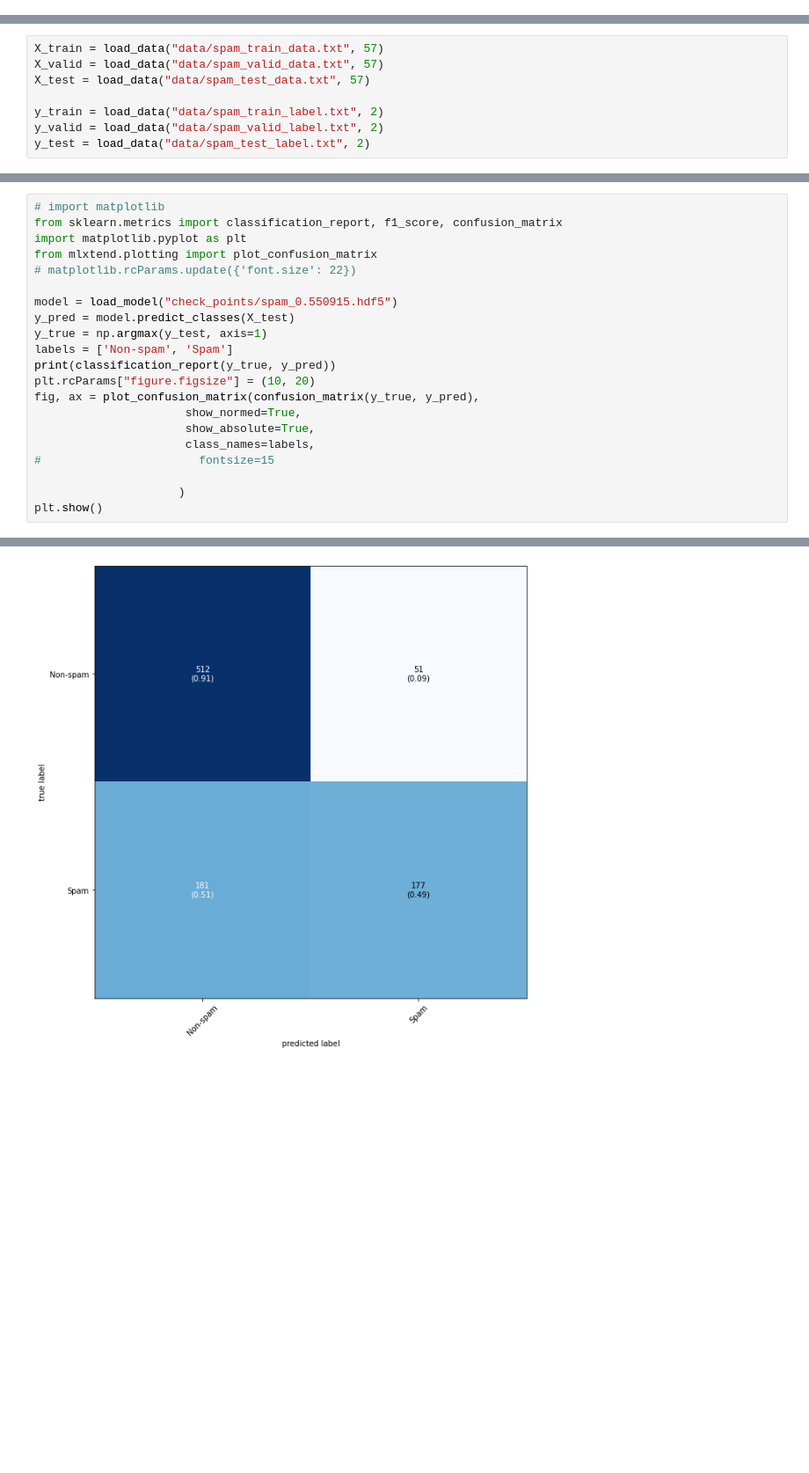
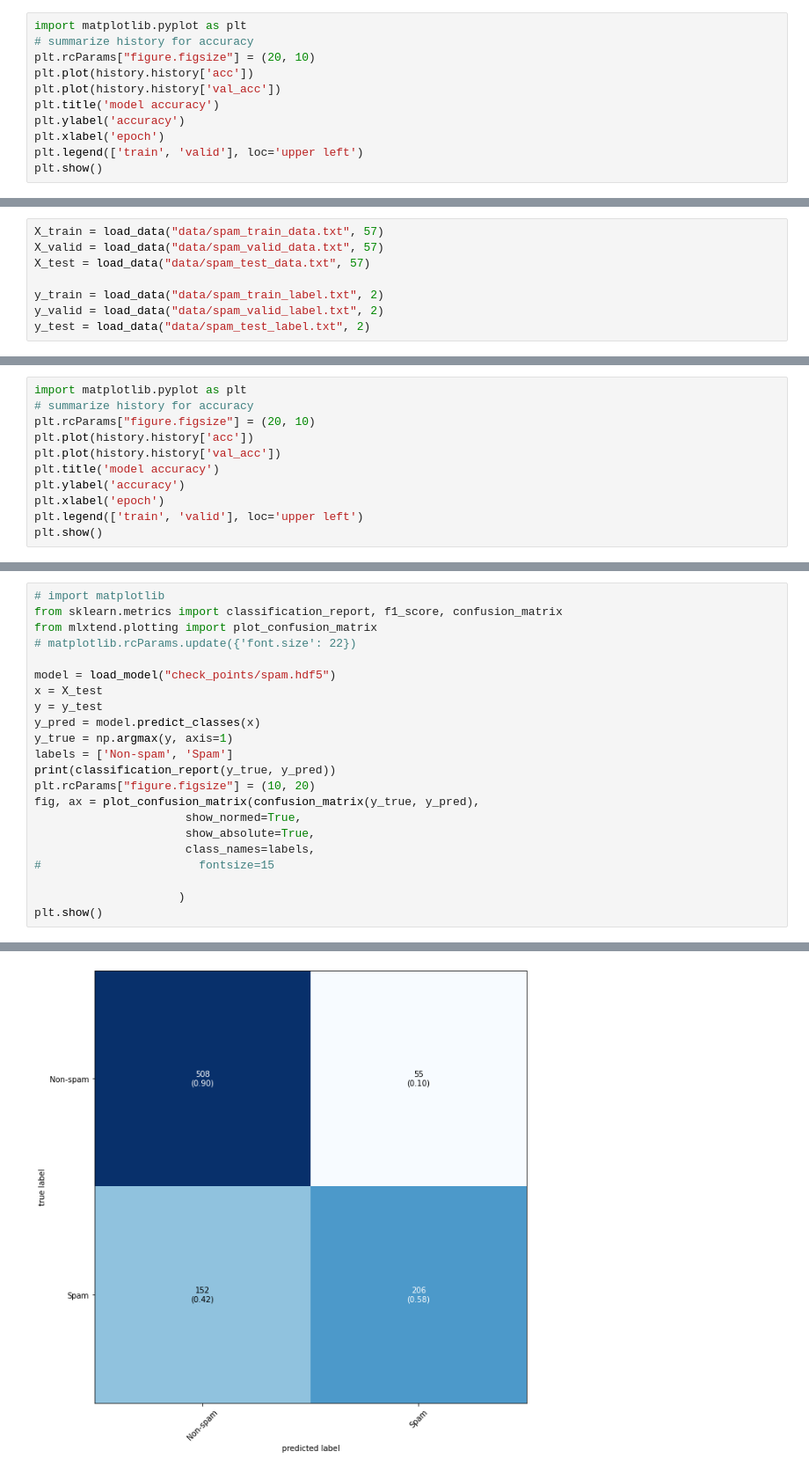
Before and after one commit to NguyenTheAn/nn-cpp, a Jupyter notebook: Verify_keras.ipynb, the cells around one changed output, grey strips where cells are left out. Shown at 88% size. Drawn from its saved outputs; the diff is of its cells as text; blank space fills up the shorter version.

```diff
--- a/Verify_keras.ipynb
+++ b/Verify_keras.ipynb
@@ -69,0 +70,11 @@ Epoch 10/10
+# %%
+import matplotlib.pyplot as plt
+# summarize history for accuracy
+plt.rcParams["figure.figsize"] = (20, 10)
+plt.plot(history.history['acc'])
+plt.plot(history.history['val_acc'])
+plt.title('model accuracy')
+plt.ylabel('accuracy')
+plt.xlabel('epoch')
+plt.legend(['train', 'valid'], loc='upper left')
+plt.show()
@@ -245,0 +284,11 @@ Epoch 10/10
+# %%
+import matplotlib.pyplot as plt
+# summarize history for accuracy
+plt.rcParams["figure.figsize"] = (20, 10)
+plt.plot(history.history['acc'])
+plt.plot(history.history['val_acc'])
+plt.title('model accuracy')
+plt.ylabel('accuracy')
+plt.xlabel('epoch')
+plt.legend(['train', 'valid'], loc='upper left')
+plt.show()
@@ -246,13 +308,14 @@ Epoch 10/10
 # %%
 # import matplotlib
 from sklearn.metrics import classification_report, f1_score, confusion_matrix
-import matplotlib.pyplot as plt
 from mlxtend.plotting import plot_confusion_matrix
 # matplotlib.rcParams.update({'font.size': 22})
 
-model = load_model("check_points/spam_0.550915.hdf5")
-y_pred = model.predict_classes(X_test)
-y_true = np.argmax(y_test, axis=1)
+model = load_model("check_points/spam.hdf5")
+x = X_test
+y = y_test
+y_pred = model.predict_classes(x)
+y_true = np.argmax(y, axis=1)
 labels = ['Non-spam', 'Spam']
 print(classification_report(y_true, y_pred))
 plt.rcParams["figure.figsize"] = (10, 20)
@@ -276 +339 @@ weighted avg       0.75      0.75      0.73       921
-[figure, old version]
+[figure, new version]
```
Also changed, not shown: parts of 8 cells of this notebook, 12 other files.
